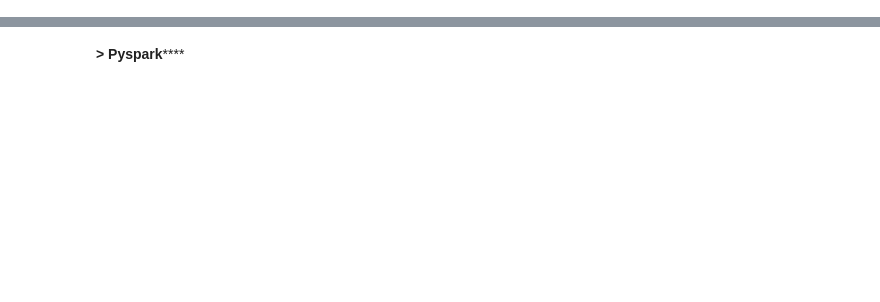
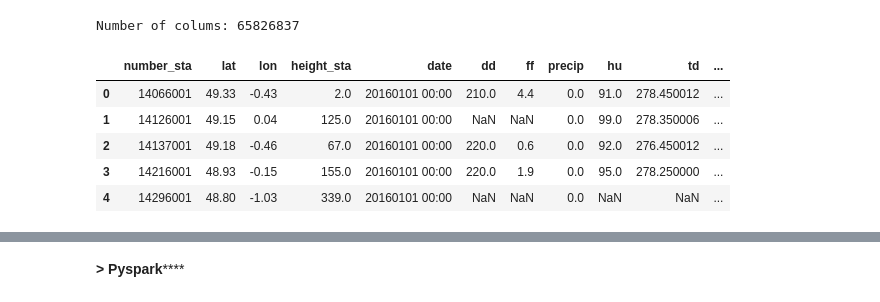
Before and after one commit to tuanpka/test1, a Jupyter notebook: khaiphadl.ipynb, the cells around one changed output, grey strips where cells are left out. Cells and saved outputs as stored; diff of their text form; code cells hidden in the pictures; blank space fills up the shorter version.

```diff
--- a/khaiphadl.ipynb
+++ b/khaiphadl.ipynb
@@ -304,0 +25,14 @@ df
+# %%
+df_list = [pd.read_csv(path, header=0, dtype=dtype) for path in paths]
+weather_data = pd.concat(df_list, ignore_index=True)
+
+print("Number of colums:", len(weather_data))
+weather_data.head()
+# %% [output]
+Number of colums: 65826837
+|  | number_sta | lat | lon | height_sta | date | dd | ff | precip | hu | td | ... |
+| 0 | 14066001 | 49.33 | -0.43 | 2.0 | 20160101 00:00 | 210.0 | 4.4 | 0.0 | 91.0 | 278.450012 | ... |
+| 1 | 14126001 | 49.15 | 0.04 | 125.0 | 20160101 00:00 | NaN | NaN | 0.0 | 99.0 | 278.350006 | ... |
+| 2 | 14137001 | 49.18 | -0.46 | 67.0 | 20160101 00:00 | 220.0 | 0.6 | 0.0 | 92.0 | 276.450012 | ... |
+| 3 | 14216001 | 48.93 | -0.15 | 155.0 | 20160101 00:00 | 220.0 | 1.9 | 0.0 | 95.0 | 278.250000 | ... |
+| 4 | 14296001 | 48.80 | -1.03 | 339.0 | 20160101 00:00 | NaN | NaN | 0.0 | NaN | NaN | ... |
```
Also changed, not shown: parts of 92 cells of this notebook.
